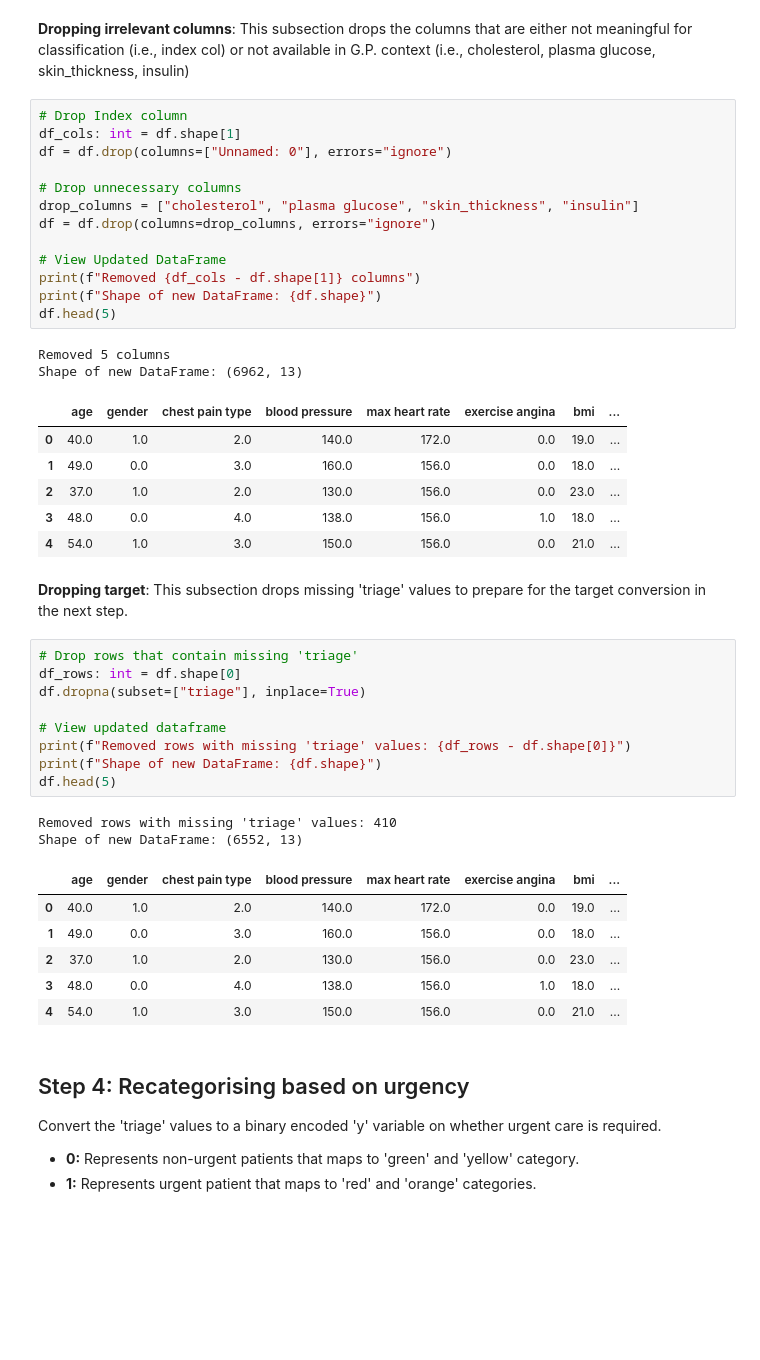
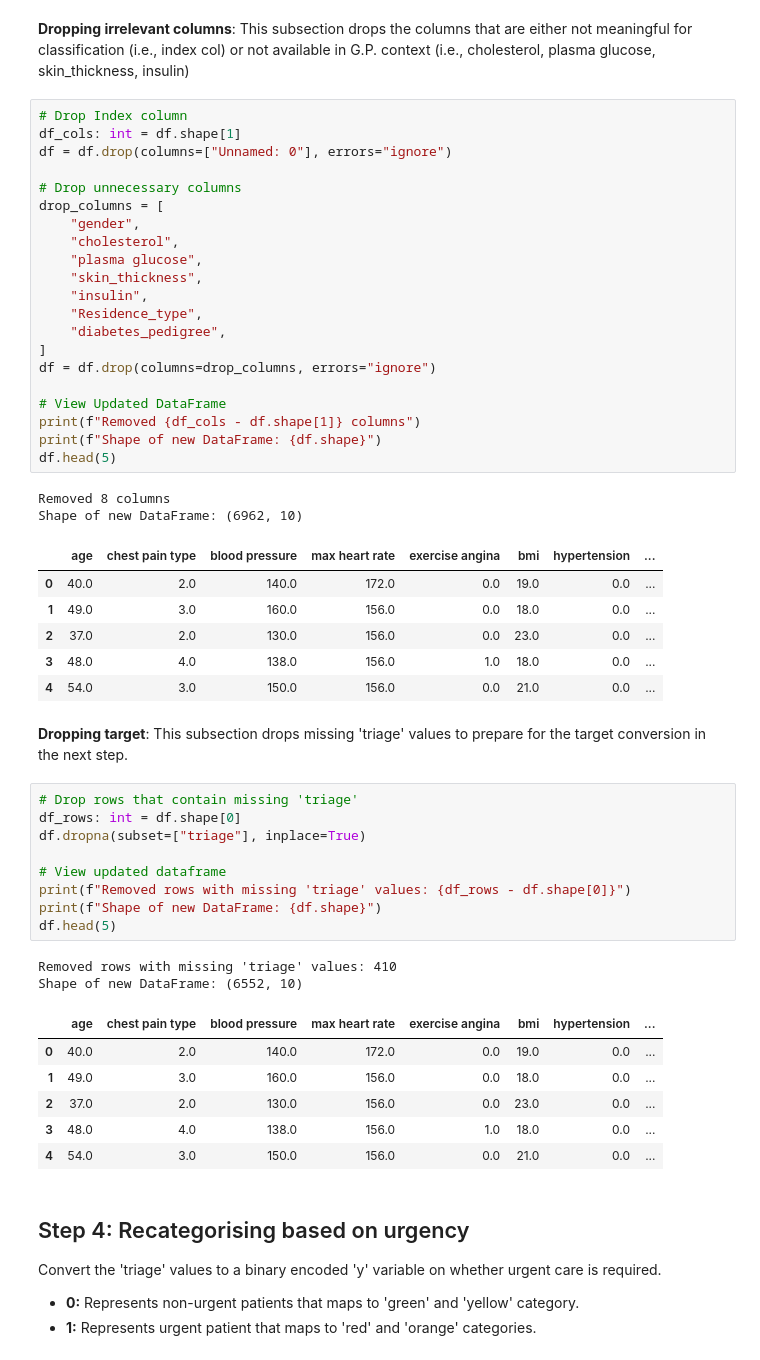
Before and after one commit to eugenelian/DBTT_G5T1, a Jupyter notebook: notebooks/urgency_dataset_modifications.ipynb, the cells around one changed output. Cells and saved outputs as stored; diff of their text form; blank space fills up the shorter version.

```diff
--- a/notebooks/triage_dataset_modifications.ipynb
+++ b/notebooks/urgency_dataset_modifications.ipynb
@@ -136,25 +136,33 @@ Shape of original DataFrame: (6962, 18)
 # %%
 # Drop Index column
 df_cols: int = df.shape[1]
 df = df.drop(columns=["Unnamed: 0"], errors="ignore")
 
 # Drop unnecessary columns
-drop_columns = ["cholesterol", "plasma glucose", "skin_thickness", "insulin"]
+drop_columns = [
+    "gender",
+    "cholesterol",
+    "plasma glucose",
+    "skin_thickness",
+    "insulin",
+    "Residence_type",
+    "diabetes_pedigree",
+]
 df = df.drop(columns=drop_columns, errors="ignore")
 
 # View Updated DataFrame
 print(f"Removed {df_cols - df.shape[1]} columns")
 print(f"Shape of new DataFrame: {df.shape}")
 df.head(5)
 # %% [output]
-Removed 5 columns
-Shape of new DataFrame: (6962, 13)
+Removed 8 columns
+Shape of new DataFrame: (6962, 10)
-|  | age | gender | chest pain type | blood pressure | max heart rate | exercise angina | bmi | ... |
-| 0 | 40.0 | 1.0 | 2.0 | 140.0 | 172.0 | 0.0 | 19.0 | ... |
-| 1 | 49.0 | 0.0 | 3.0 | 160.0 | 156.0 | 0.0 | 18.0 | ... |
-| 2 | 37.0 | 1.0 | 2.0 | 130.0 | 156.0 | 0.0 | 23.0 | ... |
-| 3 | 48.0 | 0.0 | 4.0 | 138.0 | 156.0 | 1.0 | 18.0 | ... |
-| 4 | 54.0 | 1.0 | 3.0 | 150.0 | 156.0 | 0.0 | 21.0 | ... |
+|  | age | chest pain type | blood pressure | max heart rate | exercise angina | bmi | hypertension | ... |
+| 0 | 40.0 | 2.0 | 140.0 | 172.0 | 0.0 | 19.0 | 0.0 | ... |
+| 1 | 49.0 | 3.0 | 160.0 | 156.0 | 0.0 | 18.0 | 0.0 | ... |
+| 2 | 37.0 | 2.0 | 130.0 | 156.0 | 0.0 | 23.0 | 0.0 | ... |
+| 3 | 48.0 | 4.0 | 138.0 | 156.0 | 1.0 | 18.0 | 0.0 | ... |
+| 4 | 54.0 | 3.0 | 150.0 | 156.0 | 0.0 | 21.0 | 0.0 | ... |
 # %% [markdown]
 **Dropping target**: This subsection drops missing 'triage' values to prepare for the target conversion in the next step.
 # %%
@@ -168,13 +176,13 @@ print(f"Shape of new DataFrame: {df.shape}")
 df.head(5)
 # %% [output]
 Removed rows with missing 'triage' values: 410
-Shape of new DataFrame: (6552, 13)
+Shape of new DataFrame: (6552, 10)
-|  | age | gender | chest pain type | blood pressure | max heart rate | exercise angina | bmi | ... |
-| 0 | 40.0 | 1.0 | 2.0 | 140.0 | 172.0 | 0.0 | 19.0 | ... |
-| 1 | 49.0 | 0.0 | 3.0 | 160.0 | 156.0 | 0.0 | 18.0 | ... |
-| 2 | 37.0 | 1.0 | 2.0 | 130.0 | 156.0 | 0.0 | 23.0 | ... |
-| 3 | 48.0 | 0.0 | 4.0 | 138.0 | 156.0 | 1.0 | 18.0 | ... |
-| 4 | 54.0 | 1.0 | 3.0 | 150.0 | 156.0 | 0.0 | 21.0 | ... |
+|  | age | chest pain type | blood pressure | max heart rate | exercise angina | bmi | hypertension | ... |
+| 0 | 40.0 | 2.0 | 140.0 | 172.0 | 0.0 | 19.0 | 0.0 | ... |
+| 1 | 49.0 | 3.0 | 160.0 | 156.0 | 0.0 | 18.0 | 0.0 | ... |
+| 2 | 37.0 | 2.0 | 130.0 | 156.0 | 0.0 | 23.0 | 0.0 | ... |
+| 3 | 48.0 | 4.0 | 138.0 | 156.0 | 1.0 | 18.0 | 0.0 | ... |
+| 4 | 54.0 | 3.0 | 150.0 | 156.0 | 0.0 | 21.0 | 0.0 | ... |
 # %% [markdown]
 ## Step 4: Recategorising based on urgency
 Convert the 'triage' values to a binary encoded 'y' variable on whether urgent care is required.
```
Also changed, not shown: parts of 1 cell of this notebook, 1 other file.
